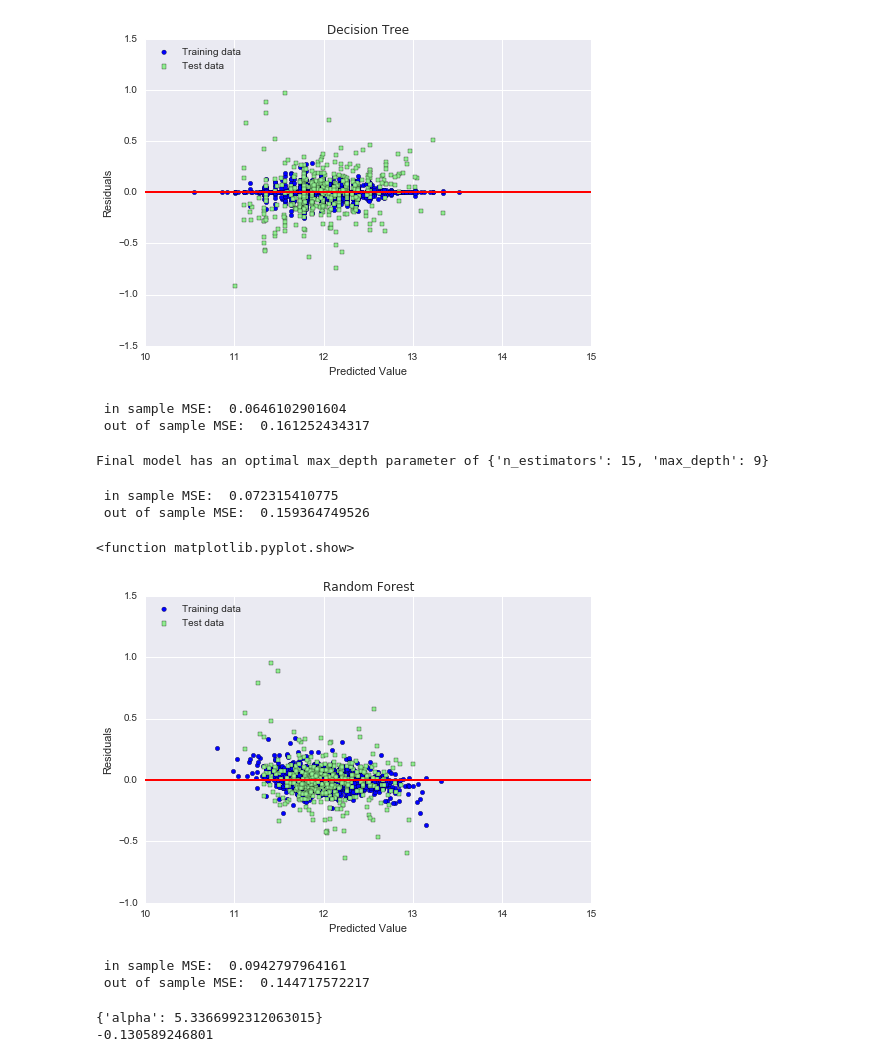
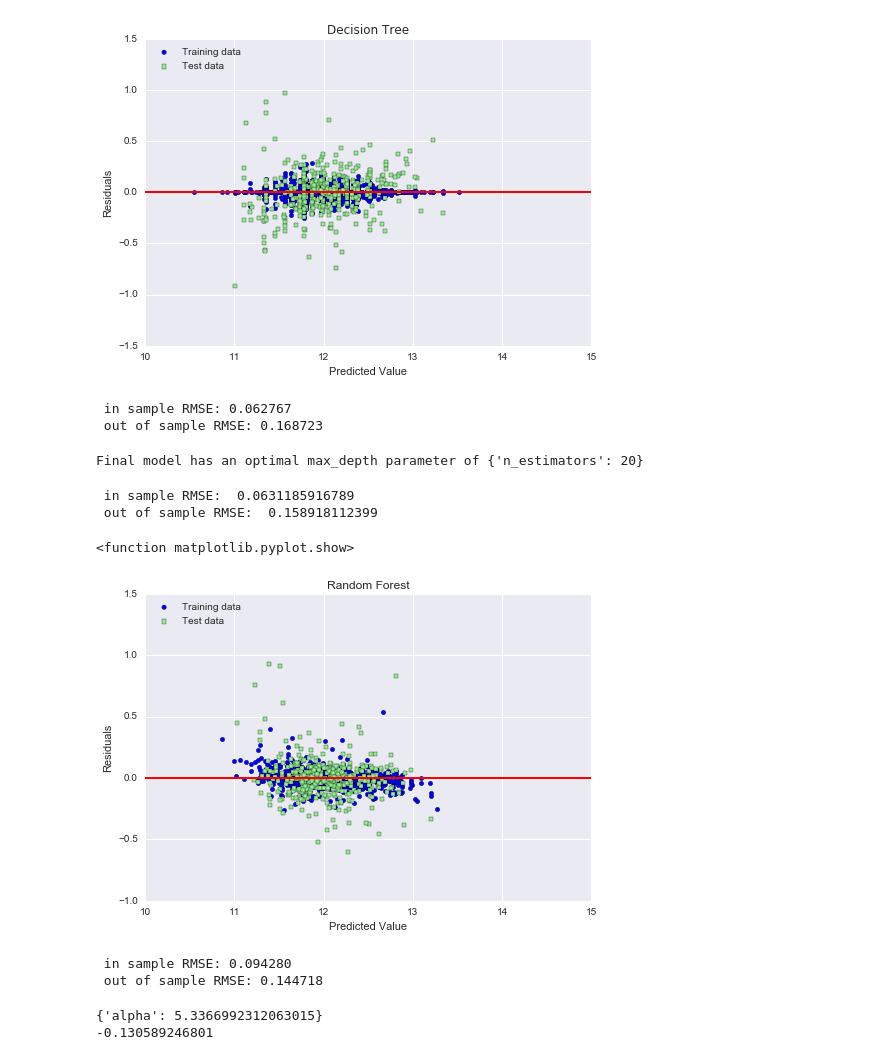
Before and after one commit to YashiKate/house_price, a Jupyter notebook: house_price_Yan.ipynb, the cells around one changed output. Drawn from its saved outputs; the diff is of its cells as text; code cells hidden in the pictures.

Commit message:
code: Change output format
change the output of in sample RMSE and out of sample RMSE to 6 decimal format

```diff
--- a/house_price_Yan.ipynb
+++ b/house_price_Yan.ipynb
@@ -586,17 +584,17 @@ forest.fit(X_train, y_train)
 y_train_pred = forest.predict(X_train)
 y_test_pred = forest.predict(X_test)
 
-print " in sample RMSE: ", performance_metrics(y_train, y_train_pred)
-print " out of sample RMSE: ", performance_metrics(y_test, y_test_pred)
+print " in sample RMSE: %.6f " %performance_metrics(y_train, y_train_pred)
+print " out of sample RMSE: %.6f " %performance_metrics(y_test, y_test_pred)
 # %% [output]
- in sample MSE:  0.0646102901604
- out of sample MSE:  0.161252434317
+ in sample RMSE: 0.062767
+ out of sample RMSE: 0.168723
 # %%
 # using gridsearchsv to find the optimal randomforestregressior parameters
 
 forest = RandomForestRegressor()
 
-parameters = {'n_estimators': (5,10,15,20), 'max_depth': np.arange(1,10)}
+parameters = {'n_estimators': (5,10,15,20)}
 
 forest_optimal = GridSearchCV(estimator = forest, param_grid = parameters, scoring = scoring_function)
 
@@ -604,33 +602,33 @@ forest_optimal = forest_optimal.fit(all_data_X, all_data_y)
 
 print "Final model has an optimal max_depth parameter of", forest_optimal.best_params_
 # %% [output]
-Final model has an optimal max_depth parameter of {'n_estimators': 15, 'max_depth': 9}
+Final model has an optimal max_depth parameter of {'n_estimators': 20}
 # %%
 X_train, X_test, y_train, y_test = train_test_split(all_data_X, all_data_y, test_size = 0.3, random_state = 101)
 
-forest = RandomForestRegressor(n_estimators = 15, max_depth = 9)
+forest = RandomForestRegressor(n_estimators = 15)
 
 forest.fit(X_train, y_train)
 y_train_pred = forest.predict(X_train)
 y_test_pred = forest.predict(X_test)
 
 print " in sample RMSE: ", performance_metrics(y_train, y_train_pred)
 print " out of sample RMSE: ", performance_metrics(y_test, y_test_pred)
 
 pl.scatter(y_train_pred, y_train_pred - y_train, c = 'blue', marker = 'o', label = 'Training data')
 pl.scatter(y_test_pred, y_test_pred - y_test, c = 'lightgreen', marker = 's', label = 'Test data')
 pl.xlabel ('Predicted Value')
 pl.ylabel ('Residuals')
 pl.legend(loc = 'upper left')
 pl.hlines(y = 0, xmin = 10, xmax = 15, lw =2, color = 'red')
 pl.xlim([10, 15])
 pl.title('Random Forest')
 pl.show
 # %% [output]
- in sample MSE:  0.072315410775
- out of sample MSE:  0.159364749526
+ in sample RMSE:  0.0631185916789
+ out of sample RMSE:  0.158918112399
 <function matplotlib.pyplot.show>
-[figure, old version]
+[figure, new version]
 # %%
 from sklearn.linear_model import Ridge
 
@@ -642,11 +640,11 @@ ridge.fit(X_train, y_train)
 y_train_pred = ridge.predict(X_train)
 y_test_pred = ridge.predict(X_test)
 
-print " in sample RMSE: ", performance_metrics(y_train, y_train_pred)
-print " out of sample RMSE: ", performance_metrics(y_test, y_test_pred)
+print " in sample RMSE: %.6f " %performance_metrics(y_train, y_train_pred)
+print " out of sample RMSE: %.6f " %performance_metrics(y_test, y_test_pred)
 # %% [output]
- in sample MSE:  0.0942797964161
- out of sample MSE:  0.144717572217
+ in sample RMSE: 0.094280
+ out of sample RMSE: 0.144718
 # %%
 from sklearn.grid_search import RandomizedSearchCV
 from scipy.stats import expon
```
Also changed, not shown: parts of 9 cells of this notebook.
